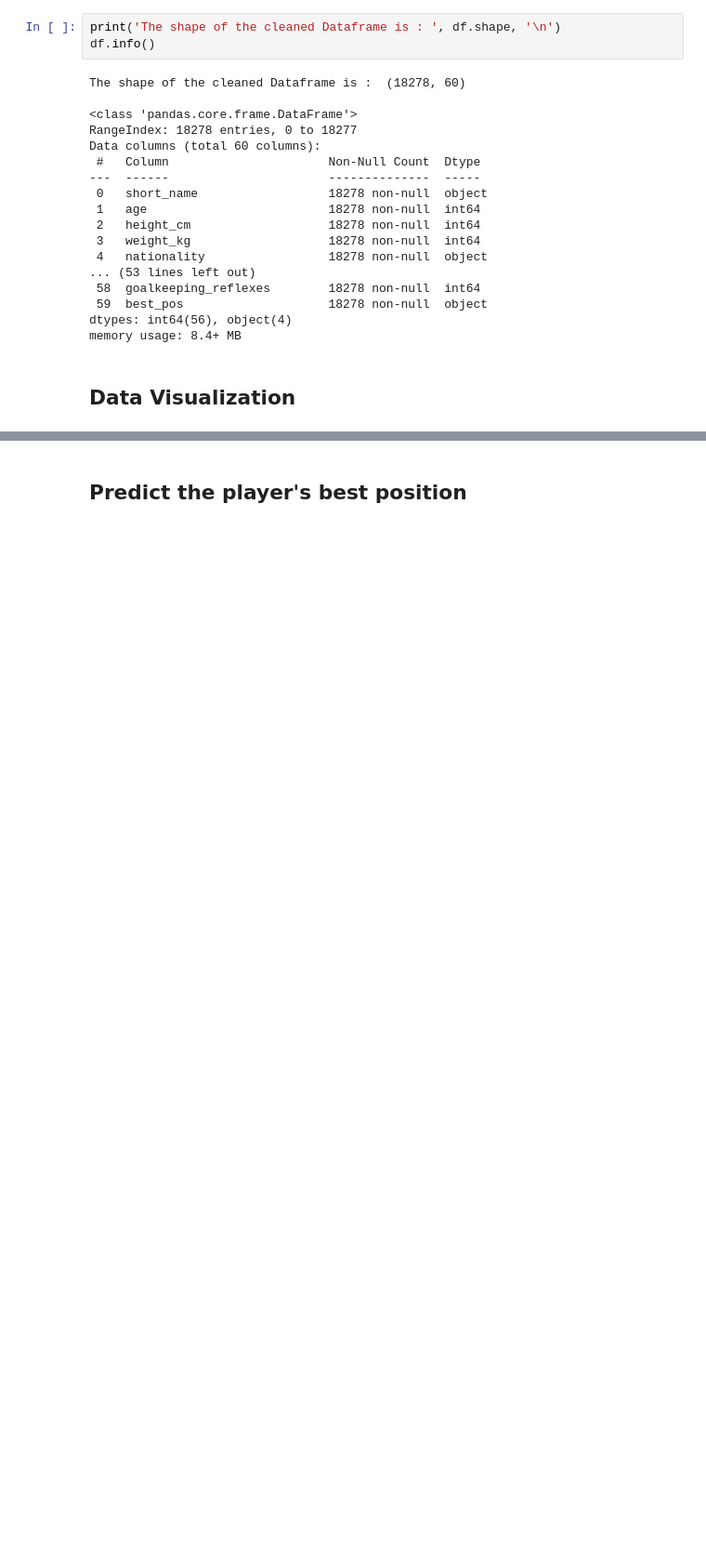
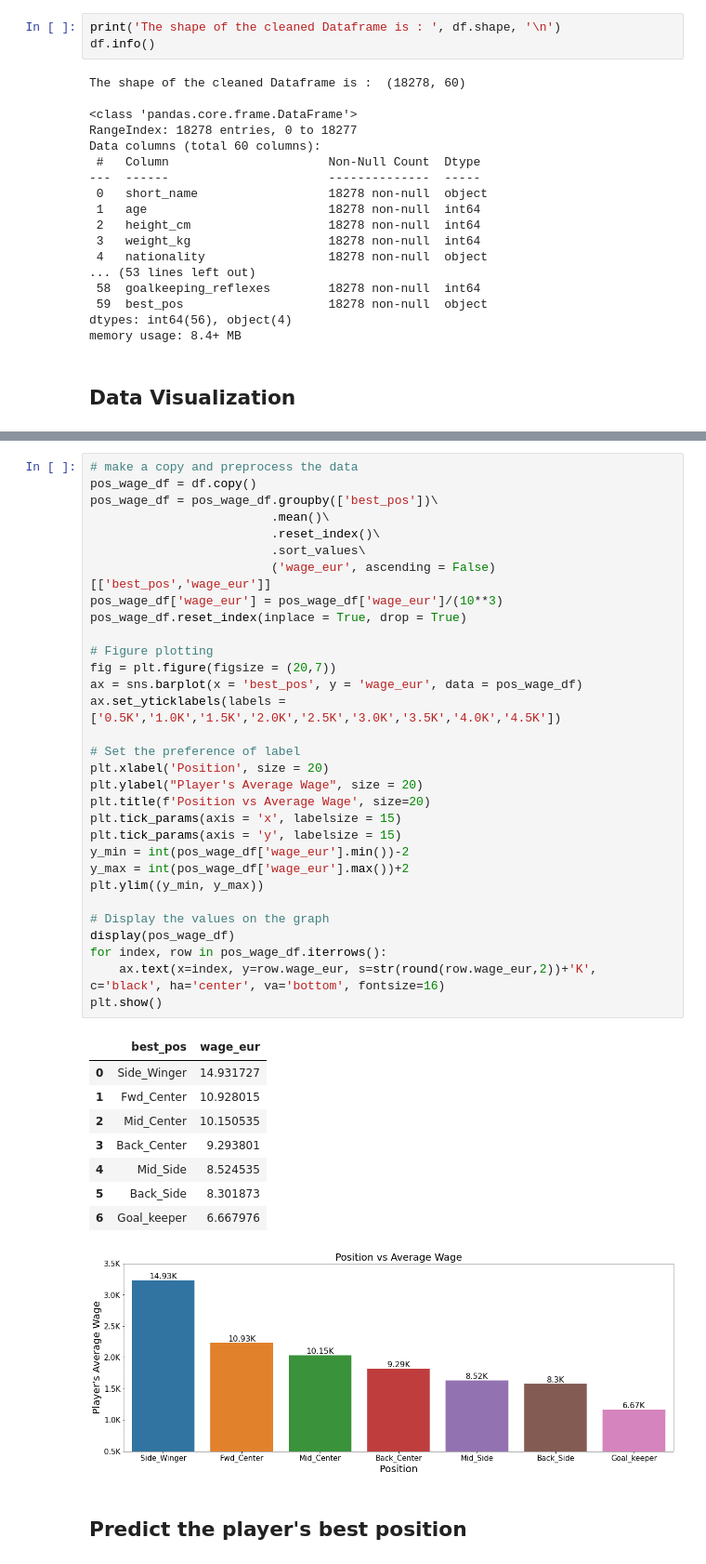
Before and after one commit to HongbinLin1995/FIFA20_capstone_project, a Jupyter notebook: FIFA20_v3.ipynb, the cells around one changed output, grey strips where cells are left out. Shown: that part at 93% size. Cells and saved outputs as stored; diff of their text form; blank space fills up the shorter version.

```diff
--- a/FIFA20_v3.ipynb
+++ b/FIFA20_v3.ipynb
@@ -186,5 +240,46 @@ plt.show()
 | 5 | Back_Side | 1.803172 |
 | 6 | Goal_keeper | 1.728016 |
 [figure]
+# %%
+# make a copy and preprocess the data
+pos_wage_df = df.copy()
+pos_wage_df = pos_wage_df.groupby(['best_pos'])\
+                         .mean()\
+                         .reset_index()\
+                         .sort_values\
+                         ('wage_eur', ascending = False)[['best_pos','wage_eur']]
+pos_wage_df['wage_eur'] = pos_wage_df['wage_eur']/(10**3)
+pos_wage_df.reset_index(inplace = True, drop = True)
+
+# Figure plotting
+fig = plt.figure(figsize = (20,7))
+ax = sns.barplot(x = 'best_pos', y = 'wage_eur', data = pos_wage_df)
+ax.set_yticklabels(labels = ['0.5K','1.0K','1.5K','2.0K','2.5K','3.0K','3.5K','4.0K','4.5K'])
+
+# Set the preference of label
+plt.xlabel('Position', size = 20)
+plt.ylabel("Player's Average Wage", size = 20)
+plt.title(f'Position vs Average Wage', size=20)
+plt.tick_params(axis = 'x', labelsize = 15)
+plt.tick_params(axis = 'y', labelsize = 15)
+y_min = int(pos_wage_df['wage_eur'].min())-2
+y_max = int(pos_wage_df['wage_eur'].max())+2
+plt.ylim((y_min, y_max))
+
+# Display the values on the graph
+display(pos_wage_df)
+for index, row in pos_wage_df.iterrows():
+    ax.text(x=index, y=row.wage_eur, s=str(round(row.wage_eur,2))+'K', c='black', ha='center', va='bottom', fontsize=16)
+plt.show()
+# %% [output]
+|  | best_pos | wage_eur |
+| 0 | Side_Winger | 14.931727 |
+| 1 | Fwd_Center | 10.928015 |
+| 2 | Mid_Center | 10.150535 |
+| 3 | Back_Center | 9.293801 |
+| 4 | Mid_Side | 8.524535 |
+| 5 | Back_Side | 8.301873 |
+| 6 | Goal_keeper | 6.667976 |
+[figure, added]
 # %% [markdown]
 ## Predict the player's best position
```
Also changed, not shown: parts of 93 cells of this notebook.
